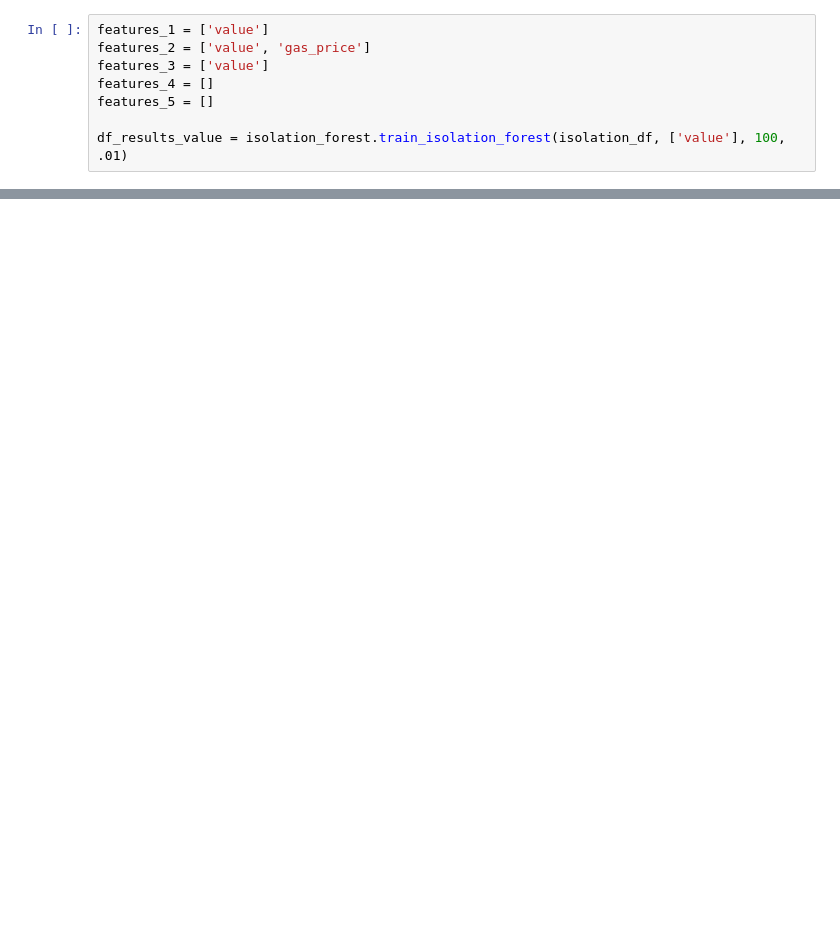
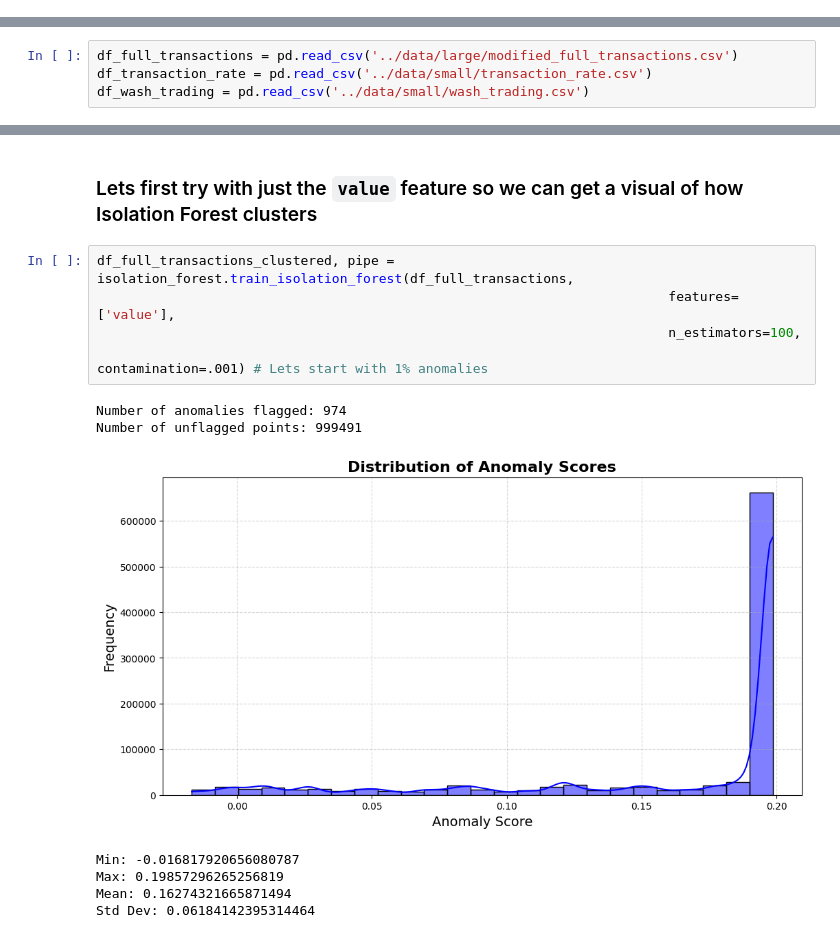
Before and after one commit to seelyfrank/blockchain-fraud-detection, a Jupyter notebook: notebooks/IsolationForest.ipynb, the cells around one changed output, grey strips where cells are left out. Cells and saved outputs as stored; diff of their text form; blank space fills up the shorter version.

Commit message:
Created more visualizations, updated IsolationForest to include new datasets

```diff
--- a/notebooks/IsolationForest.ipynb
+++ b/notebooks/IsolationForest.ipynb
@@ -41,8 +21,0 @@ isolation_df
-# %%
-features_1 = ['value']
-features_2 = ['value', 'gas_price']
-features_3 = ['value']
-features_4 = []
-features_5 = []
-
-df_results_value = isolation_forest.train_isolation_forest(isolation_df, ['value'], 100, .01)
@@ -88,0 +24,4 @@ Name: value, Length: 9892, dtype: float64
+# %%
+df_full_transactions = pd.read_csv('../data/large/modified_full_transactions.csv')
+df_transaction_rate = pd.read_csv('../data/small/transaction_rate.csv')
+df_wash_trading = pd.read_csv('../data/small/wash_trading.csv')
@@ -88,0 +46,15 @@ Name: value, Length: 9892, dtype: float64
+# %% [markdown]
+### Lets first try with just the `value` feature so we can get a visual of how Isolation Forest clusters
+# %%
+df_full_transactions_clustered, pipe = isolation_forest.train_isolation_forest(df_full_transactions,
+                                                                         features=['value'],
+                                                                         n_estimators=100,
+                                                                         contamination=.001) # Lets start with 1% anomalies
+# %% [output]
+Number of anomalies flagged: 974
+Number of unflagged points: 999491
+[figure, added]
+Min: -0.016817920656080787
+Max: 0.19857296265256819
+Mean: 0.16274321665871494
+Std Dev: 0.06184142395314464
```
Also changed, not shown: parts of 28 cells of this notebook, 3 other files.
